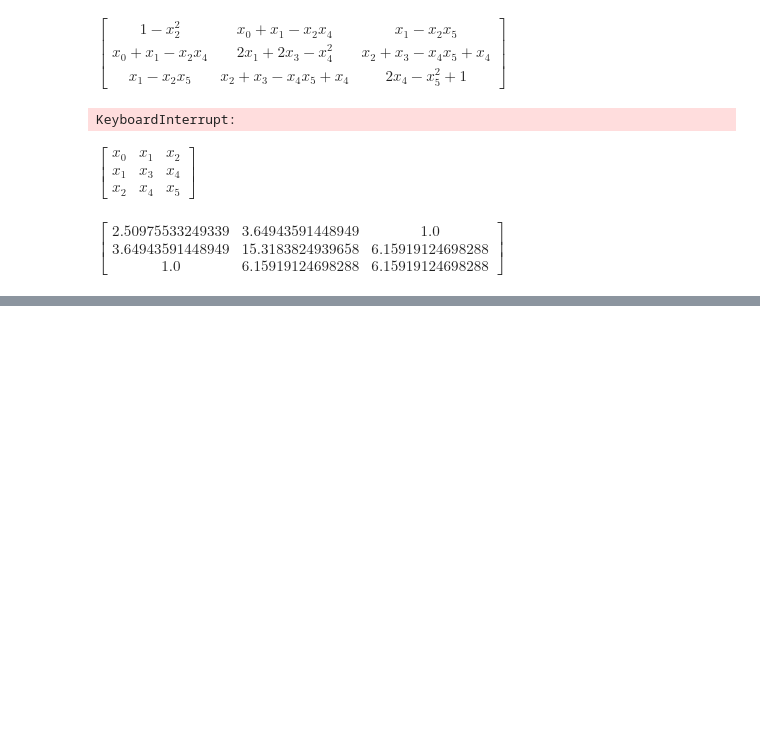
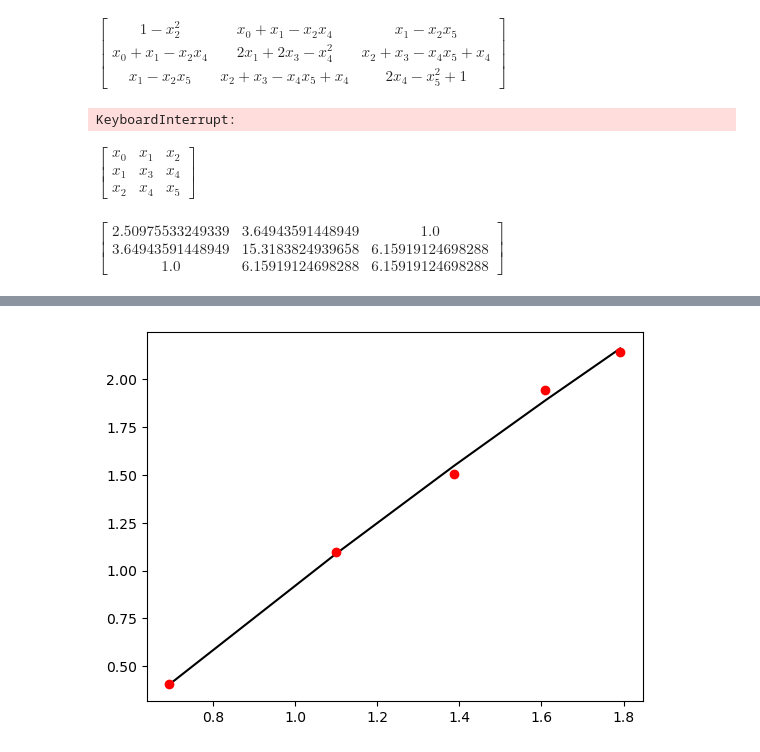
Before and after one commit to SuchkovVN/ControlTheoryTools, a Jupyter notebook: TY.ipynb, the cells around one changed output, grey strips where cells are left out. Cells and saved outputs as stored; diff of their text form; code cells hidden in the pictures; blank space fills up the shorter version.

```diff
--- a/TY.ipynb
+++ b/TY.ipynb
@@ -174,0 +237,9 @@ array([[ 1.10000000e+00,  4.04224685e-01,  1.56709855e-01,
+# %%
+Xs = [0.6931, 1.0986, 1.3863, 1.6094, 1.7918]
+Y1s = [-0.12008 * x**2 + 1.89672 * x -0.85213 for x in Xs]
+Y2s = [0.4055, 1.0986, 1.5041, 1.9459, 2.1401]
+plt.plot(Xs, Y1s, 'k-')
+plt.plot(Xs, Y2s, 'ro')
+plt.show()
+# %% [output]
+[figure, added]
```
Also changed, not shown: parts of 9 cells of this notebook, 1 other file.
